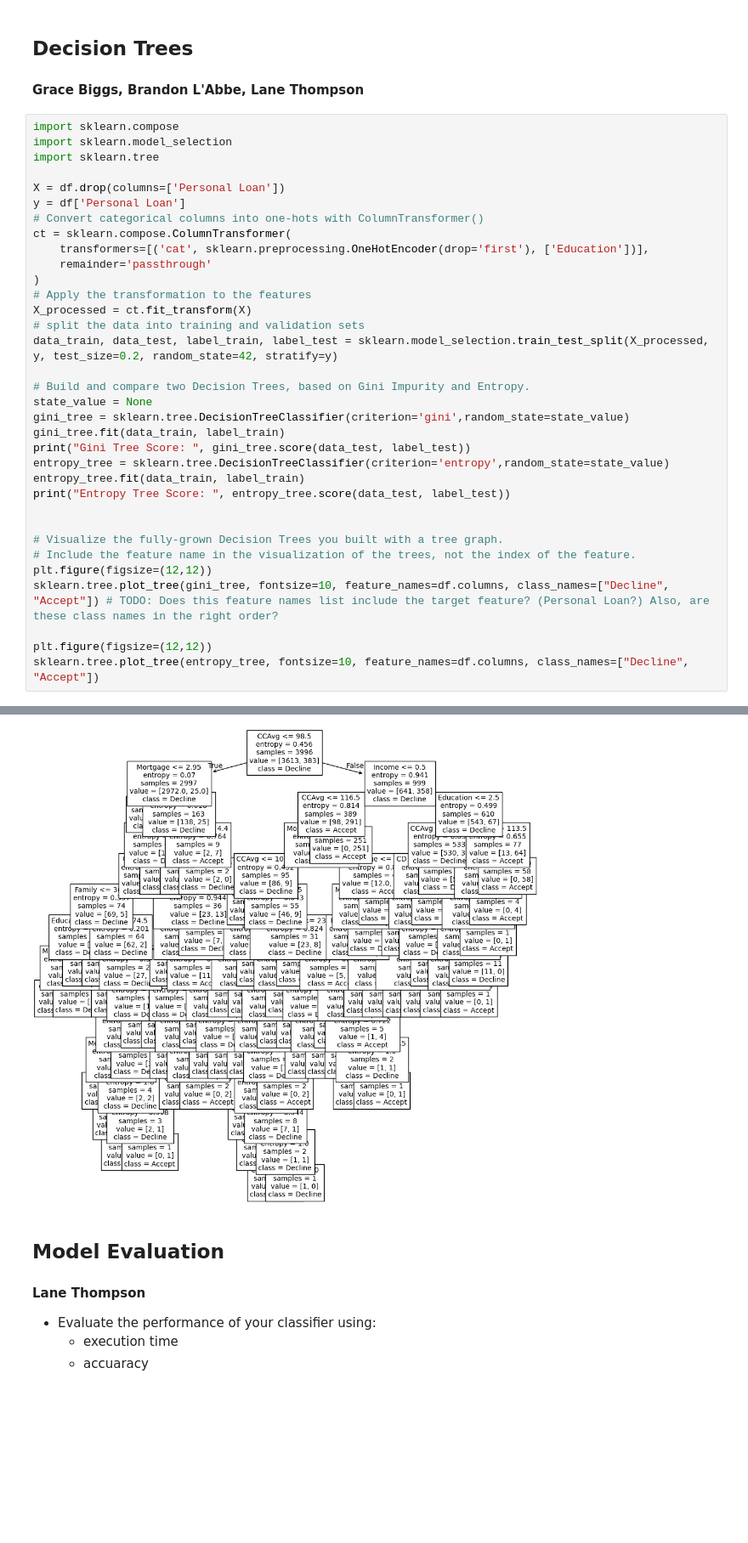
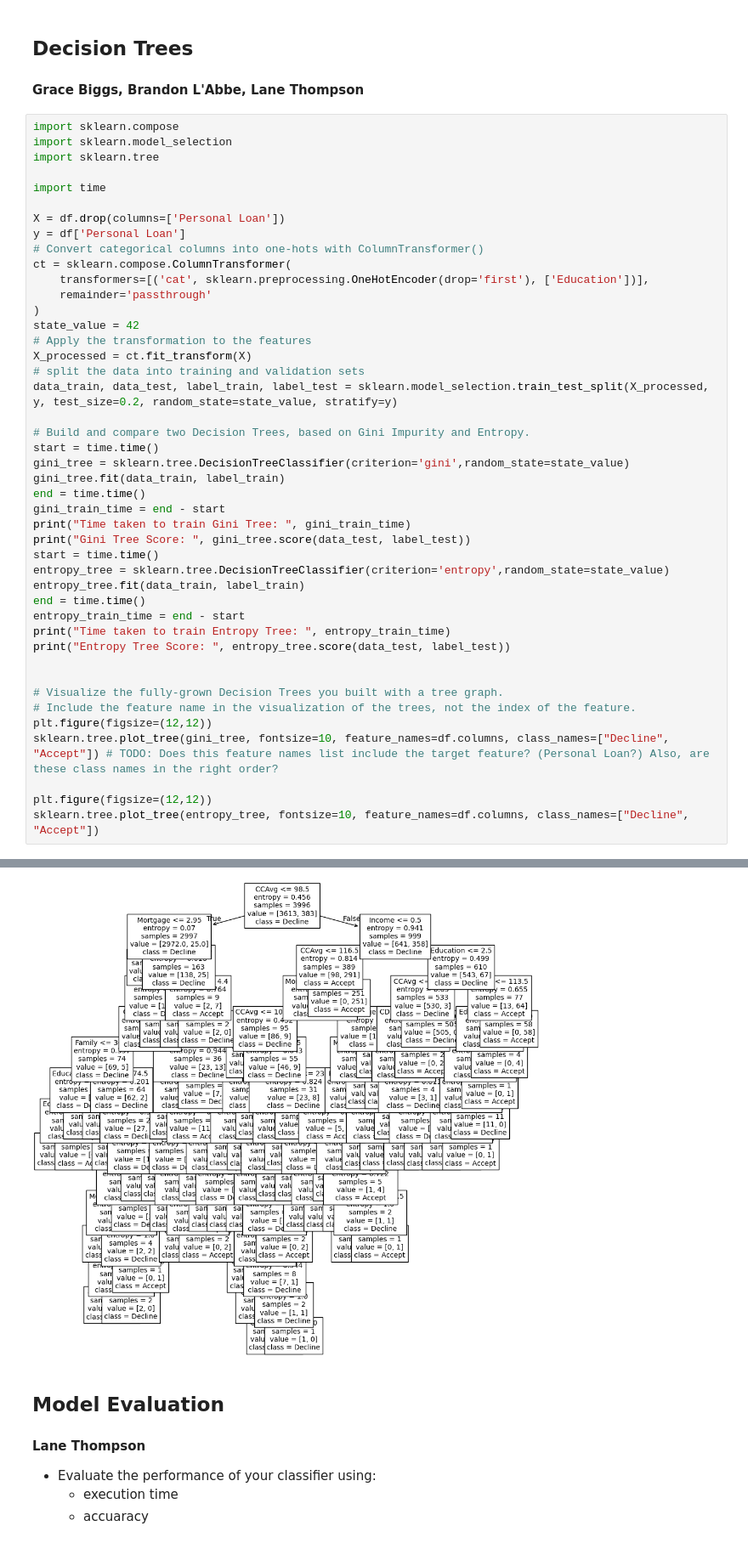
Before and after one commit to stlngds/CS372, a Jupyter notebook: Assignment2/Assignment2_Group5.ipynb, the cells around one changed output, grey strips where cells are left out. Shown at 85% size. Cells and saved outputs as stored; diff of their text form; blank space fills up the shorter version.

```diff
--- a/Assignment2/Assignment2_Group5.ipynb
+++ b/Assignment2/Assignment2_Group5.ipynb
@@ -89,6 +89,8 @@ dtype: int64
 import sklearn.compose
 import sklearn.model_selection
 import sklearn.tree
+
+import time
 
 X = df.drop(columns=['Personal Loan'])
 y = df['Personal Loan']
@@ -97,18 +99,26 @@ ct = sklearn.compose.ColumnTransformer(
     transformers=[('cat', sklearn.preprocessing.OneHotEncoder(drop='first'), ['Education'])],
     remainder='passthrough'
 )
+state_value = 42
 # Apply the transformation to the features
 X_processed = ct.fit_transform(X)
 # split the data into training and validation sets
-data_train, data_test, label_train, label_test = sklearn.model_selection.train_test_split(X_processed, y, test_size=0.2, random_state=42, stratify=y)
+data_train, data_test, label_train, label_test = sklearn.model_selection.train_test_split(X_processed, y, test_size=0.2, random_state=state_value, stratify=y)
 
 # Build and compare two Decision Trees, based on Gini Impurity and Entropy.
-state_value = None
+start = time.time()
 gini_tree = sklearn.tree.DecisionTreeClassifier(criterion='gini',random_state=state_value)
 gini_tree.fit(data_train, label_train)
+end = time.time()
+gini_train_time = end - start
+print("Time taken to train Gini Tree: ", gini_train_time)
 print("Gini Tree Score: ", gini_tree.score(data_test, label_test))
+start = time.time()
 entropy_tree = sklearn.tree.DecisionTreeClassifier(criterion='entropy',random_state=state_value)
 entropy_tree.fit(data_train, label_train)
+end = time.time()
+entropy_train_time = end - start
+print("Time taken to train Entropy Tree: ", entropy_train_time)
 print("Entropy Tree Score: ", entropy_tree.score(data_test, label_test))
 
 
@@ -143,4 +155,4 @@ Entropy Tree Score:  0.979
-[figure, old version]
+[figure, new version]
 # %% [markdown]
 ## Model Evaluation
 #### Lane Thompson
```
Also changed, not shown: parts of 7 cells of this notebook.
